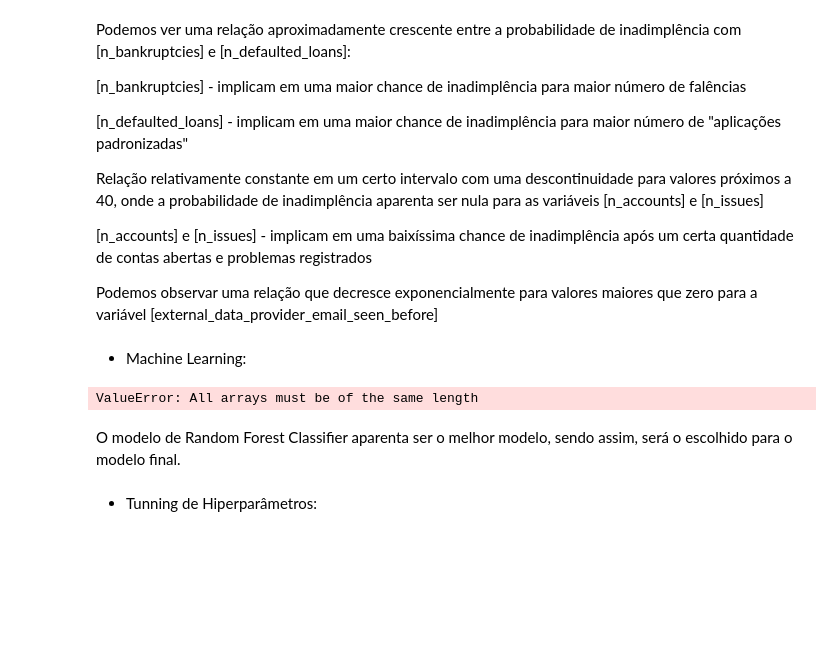
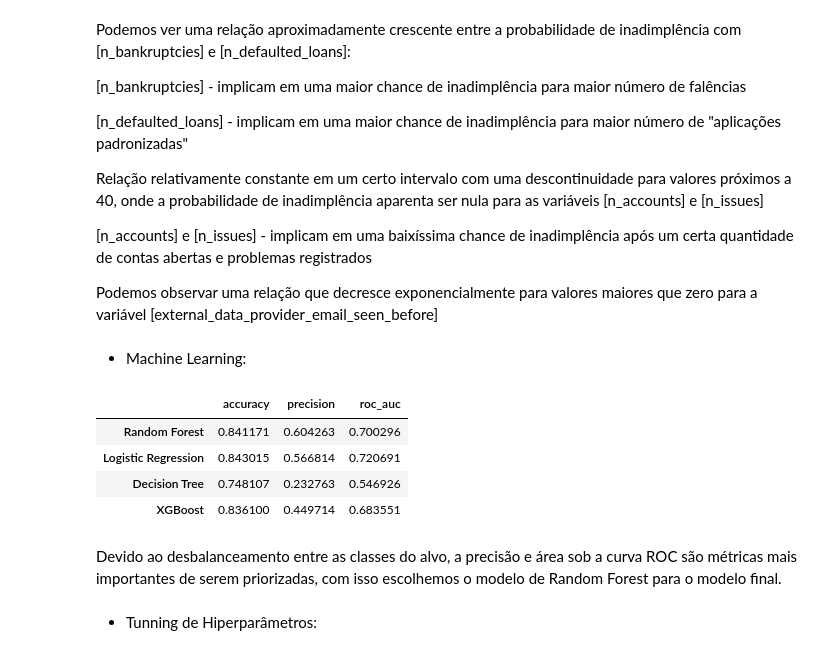
Before and after one commit to Daniel-Schemberger/Principal, a Jupyter notebook: Inad.ipynb, the cells around one changed output. Drawn from its saved outputs; the diff is of its cells as text; code cells hidden in the pictures; blank space fills up the shorter version.

```diff
--- a/Inad.ipynb
+++ b/Inad.ipynb
@@ -427,7 +428,7 @@ y = X['target_default'].astype(int)
 # %%
 # Separando o conjunto de dados para treinar os modelos:
 
-X = X.drop('target_default', axis=1)
+X = X.drop(columns='target_default', axis=1)
 
 X_train, X_test, y_train, y_teste = train_test_split(X,y)
 
@@ -452,22 +453,26 @@ XGB = cross_validate(XGBClassifier(), X_train_s, y_train, scoring=['accuracy', '
 # %%
 # Armazenando os resultados em um dataset:
 
 resultados = pd.DataFrame({
-    'label': ['accuracy', 'precision'],
+    'label': ['accuracy', 'precision', 'roc_auc'],
     'Random Forest': [RFC['test_accuracy'].mean(), RFC['test_precision'].mean(), RFC['test_roc_auc'].mean()],
     'Logistic Regression': [LR['test_accuracy'].mean(), LR['test_precision'].mean(), LR['test_roc_auc'].mean()],
     'Decision Tree': [DTC['test_accuracy'].mean(), DTC['test_precision'].mean(), DTC['test_roc_auc'].mean()],
     'XGBoost': [XGB['test_accuracy'].mean(), XGB['test_precision'].mean(), XGB['test_roc_auc'].mean()]
 }).set_index('label')
 
 resultados.index.name=None
 resultados = resultados.transpose()
 
 resultados
 # %% [output]
-ValueError: All arrays must be of the same length
+|  | accuracy | precision | roc_auc |
+| Random Forest | 0.841171 | 0.604263 | 0.700296 |
+| Logistic Regression | 0.843015 | 0.566814 | 0.720691 |
+| Decision Tree | 0.748107 | 0.232763 | 0.546926 |
+| XGBoost | 0.836100 | 0.449714 | 0.683551 |
-# %% [markdown]
-O modelo de Random Forest Classifier aparenta ser o melhor modelo, sendo assim, será o escolhido para o modelo final.
+# %% [markdown]
+Devido ao desbalanceamento entre as classes do alvo, a precisão e área sob a curva ROC são métricas mais importantes de serem priorizadas, com isso escolhemos o modelo de Random Forest para o modelo final.
 # %% [markdown]
 * Tunning de Hiperparâmetros:
 # %% [markdown]
```
Also changed, not shown: parts of 9 cells of this notebook.
